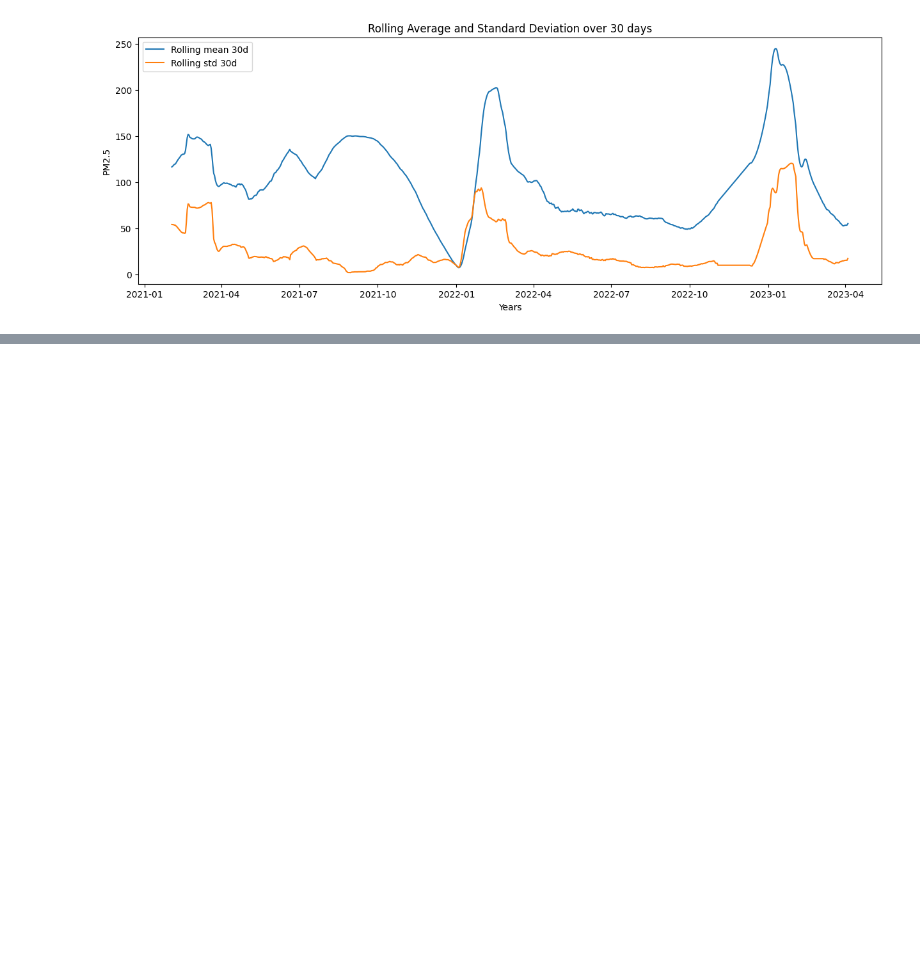
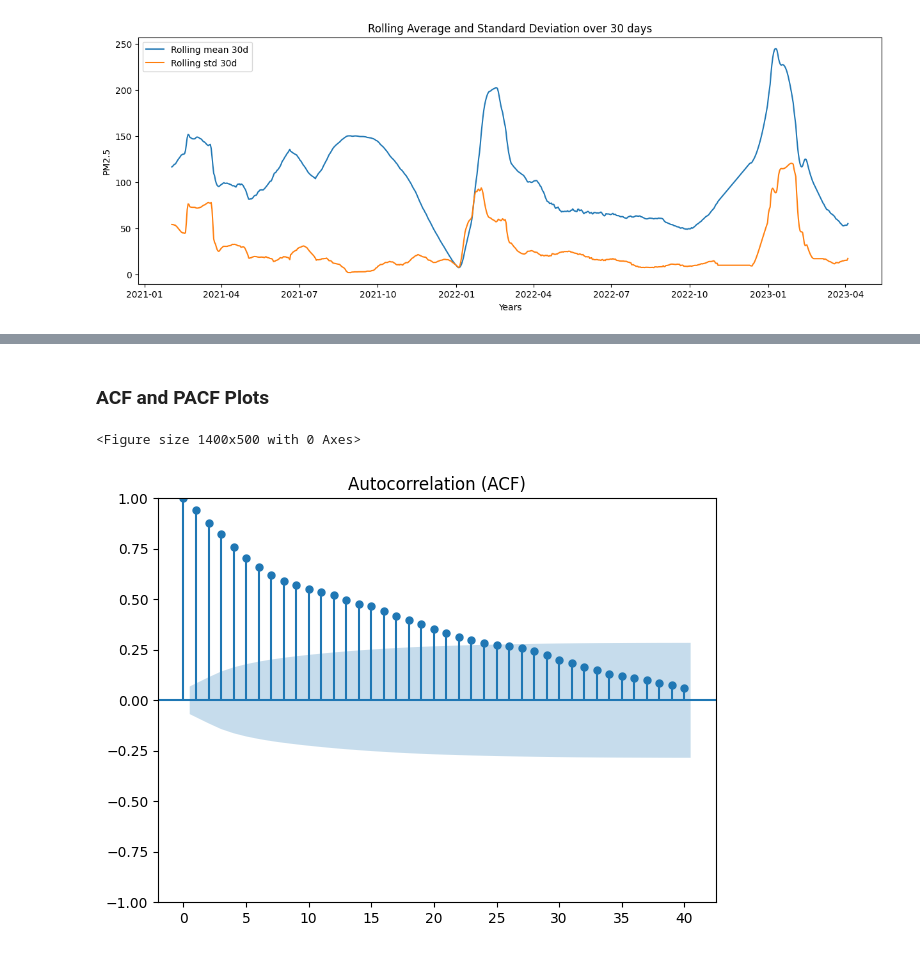
Before and after one commit to Bjoshua25/AIR-QUALITY-PREDICTION-IN-LAGOS, a Jupyter notebook: notebooks/Exploratory_data_analysis.ipynb, the cells around one changed output, grey strips where cells are left out. Saved outputs shown, nothing was run; the diff lists cells and outputs as text; code cells hidden in the pictures; blank space fills up the shorter version.

```diff
--- a/notebooks/Exploratory_data_analysis.ipynb
+++ b/notebooks/Exploratory_data_analysis.ipynb
@@ -181,0 +215,13 @@ plt.show()
+# %% [markdown]
+### ACF and PACF Plots
+# %%
+# plot_acf
+
+plt.figure(figsize=(14, 5))
+plot_acf(df["PM2.5"].dropna(), lags = 40)
+plt.title("Autocorrelation (ACF)")
+plt.tight_layout()
+plt.show()
+# %% [output]
+<Figure size 1400x500 with 0 Axes>
+[figure, added]
```
Also changed, not shown: parts of 7 cells of this notebook.
